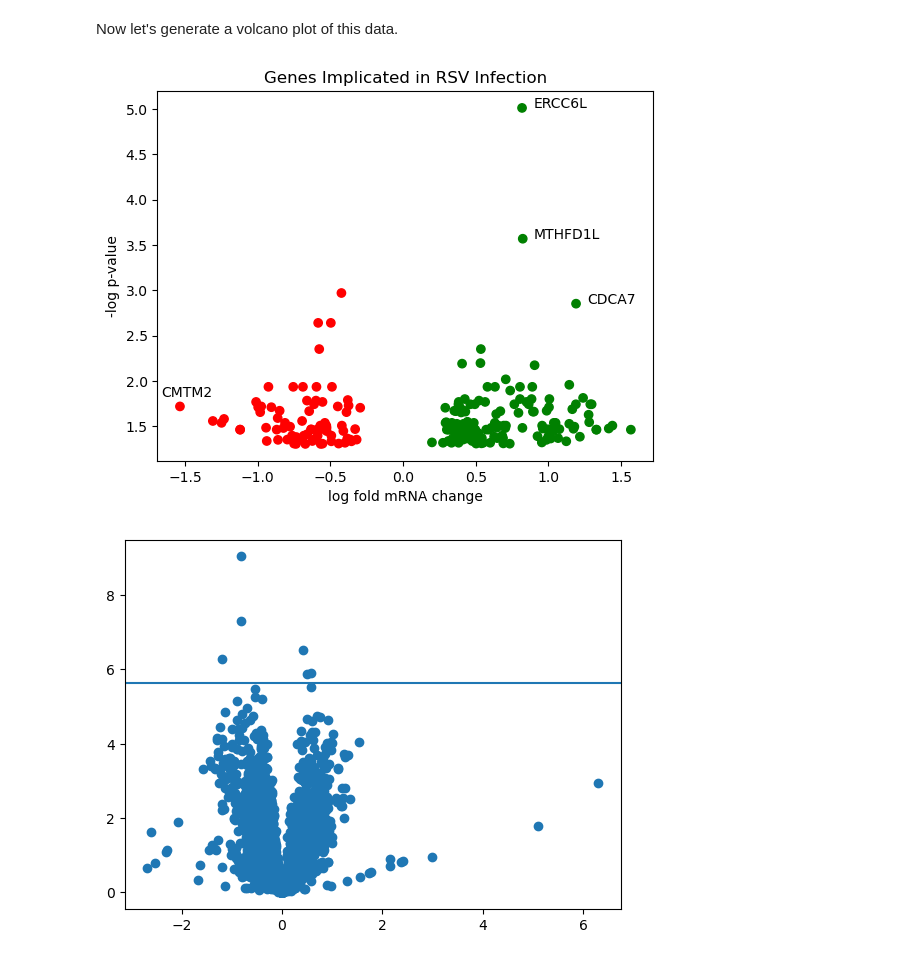
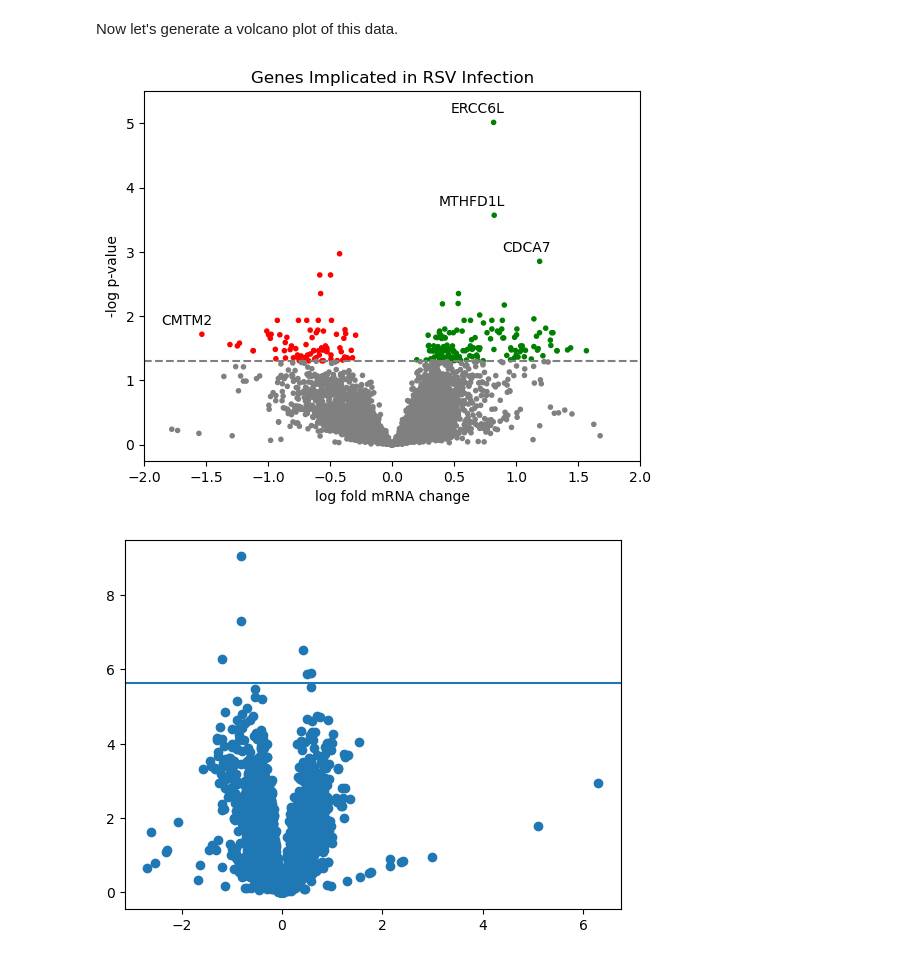
Before and after one commit to NickPanyanouvong/Bio_165_Project, a Jupyter notebook: Project_Folder/ANALYSIS/Analysis.ipynb, the cells around one changed output. Cells and saved outputs as stored; diff of their text form; code cells hidden in the pictures.

Commit message:
Edited volcano plot

```diff
--- a/Project_Folder/ANALYSIS/Analysis.ipynb
+++ b/Project_Folder/ANALYSIS/Analysis.ipynb
@@ -106,3 +106,14 @@ candidate_signals.head(5) # Let's take a look!
 | TNFRSF10B | -13.246372 | -14.047852 | -13.611568 | -13.736808 | -13.464121 | -13.680071 | -14.685384 | -13.229816 | ... |
 | CDCA7 | -17.726448 | -18.469076 | -16.576464 | -17.580082 | -17.848785 | -18.39889 | -17.887018 | -18.061605 | ... |
 | LAMTOR4 | -13.183133 | -13.964455 | -13.722315 | -13.696001 | -13.708855 | -14.129429 | -14.869096 | -14.440508 | ... |
+# %%
+# Get original mRNA signals for all genes
+gene_signals = pd.merge(mRNA_signals, bhoch_genes, left_index=True, right_index=True, how='inner')
+
+# Add back in patient data
+gene_signals = pd.concat([gene_signals, mRNA_signals.tail(3)])
+
+# Sort with lowest p-vals at top
+gene_signals.sort_values('Adjusted p-values', inplace = True, ascending = True)
+
+display(gene_signals.head(5))
@@ -109,27 +127,38 @@ candidate_signals.head(5) # Let's take a look!
 # %% [markdown]
 Now let's generate a volcano plot of this data.
-# %%
-# Generate list of colors for plotting
-color_list = np.where(candidate_signals["Mean Diff"] < 0, 'red', 'green')
-
-x = candidate_signals["Mean Diff"]
-y = -np.log10(candidate_signals["Adjusted p-values"])
-
-plt.scatter(x, y, c = color_list, marker = 'o')
-
-plt.xlabel("log fold mRNA change")
-plt.ylabel("-log p-value")
-plt.title("Genes Implicated in RSV Infection")
-
-plt.annotate("ERCC6L", xy = (x[0], y[0]), xytext = (8, 0), textcoords = 'offset points')
-plt.annotate("MTHFD1L", xy = (x[1], y[1]), xytext = (8, 0), textcoords = 'offset points')
-plt.annotate("CDCA7", xy = (x[3], y[3]), xytext = (8, 0), textcoords = 'offset points')
-plt.annotate("CMTM2", xy = (x[48], y[48]), xytext = (5, 15), textcoords = 'offset points', ha = "center", va = "top")
-
-plt.savefig("../OUTPUTS/sig_volcano.png")
-plt.show()
-# %% [output]
-[figure, removed]
+# %%
+# Generate list of colors for plotting
+color_list = []
+
+for i in range(len(gene_signals.index)):
+    if not gene_signals.iloc[i]['Reject?']:
+        color_list.append('gray')
+    elif gene_signals.iloc[i]['Mean Diff'] > 0:
+        color_list.append('green')
+    else:
+        color_list.append('red')
+
+x = gene_signals["Mean Diff"]
+y = -np.log10(gene_signals["Adjusted p-values"])
+
+plt.scatter(x, y, c = color_list, marker = '.')
+
+plt.xlabel("log fold mRNA change")
+plt.ylabel("-log p-value")
+plt.title("Genes Implicated in RSV Infection")
+plt.xlim(-2, 2)
+plt.ylim(top = 5.5)
+plt.axhline(y = -np.log10(0.05), ls = '--', color = 'gray')
+
+labels = ['ERCC6L', 'MTHFD1L', 'CDCA7', 'CMTM2']
+for label in labels:
+    idx = gene_signals.index.get_loc(label)
+    plt.annotate(label, xy = (x[idx], y[idx] + 0.1), xytext = (8, 0), textcoords = 'offset points', ha = 'right', va = 'bottom')
+
+plt.savefig("../OUTPUTS/sig_volcano.png")
+plt.show()
+# %% [output]
+[figure, added]
 # %%
 ######### BONFERRI CORRECTION + VOLCANO PLOT ###########
 
```
Also changed, not shown: parts of 1 cell of this notebook, 4 other files.
